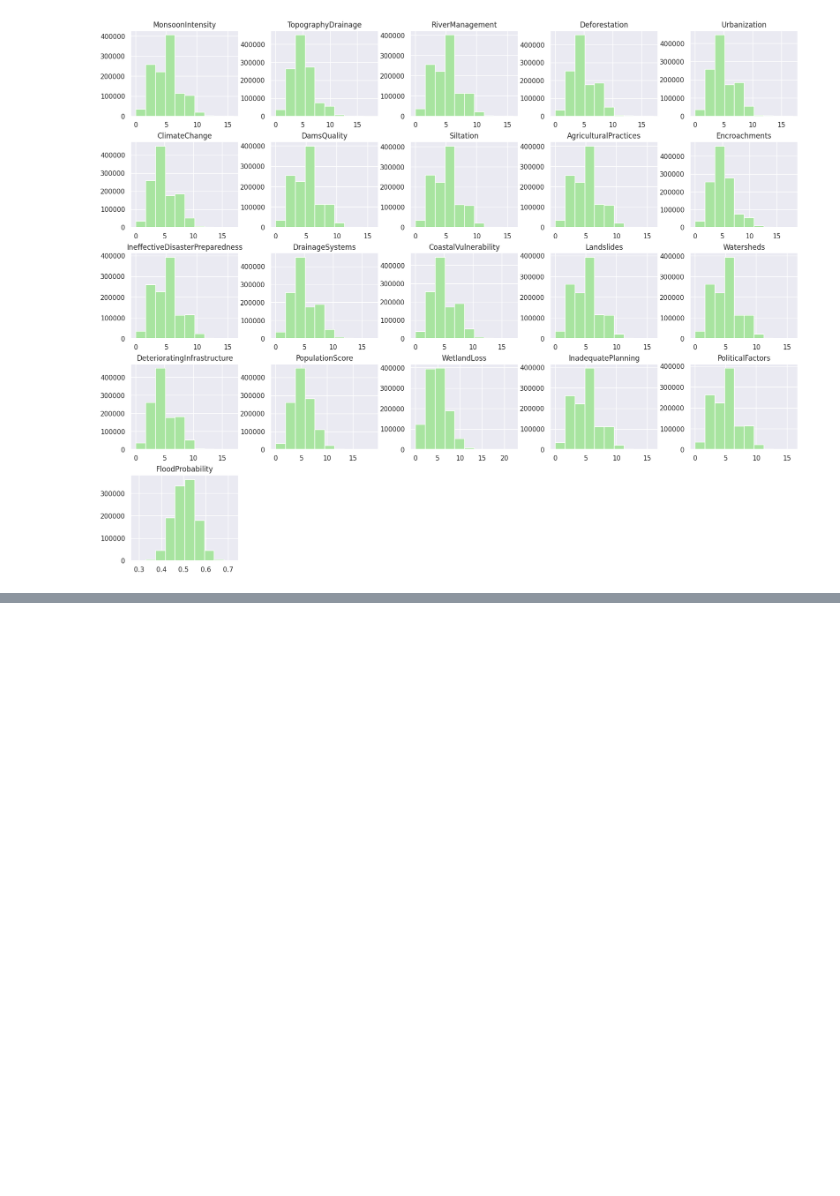
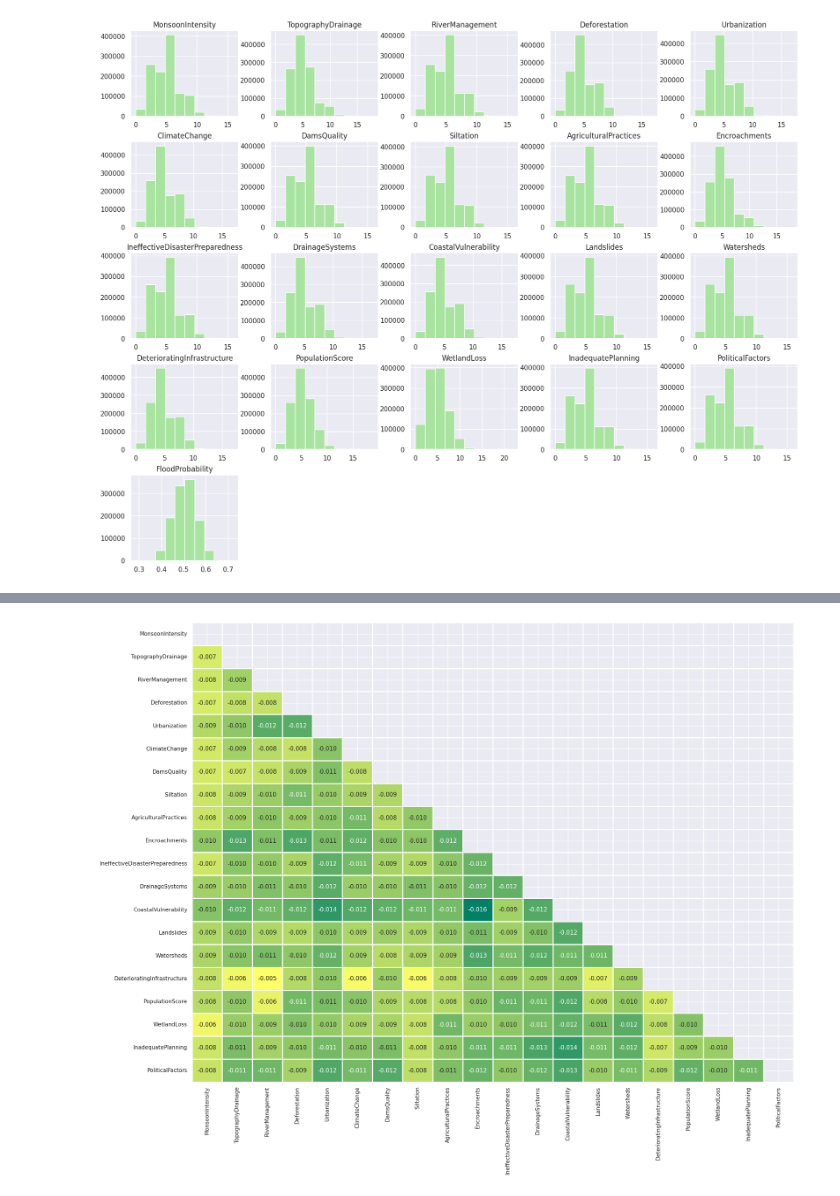
Before and after one commit to Ultraluxe25/Kapturov-s_Kaggle_Notebooks, a Jupyter notebook: 🌊⚠️⛈️😨🚣 Kapturov's solution of PS S4E5.ipynb, the cells around one changed output, grey strips where cells are left out. Cells and saved outputs as stored; diff of their text form; code cells hidden in the pictures; blank space fills up the shorter version.

```diff
--- a/🌊⚠️⛈️😨🚣 Kapturov's solution of PS S4E5.ipynb
+++ b/🌊⚠️⛈️😨🚣 Kapturov's solution of PS S4E5.ipynb
@@ -291,0 +323,10 @@ y = train.FloodProbability
+# %%
+# Training dataset
+numeric_columns_train = X.select_dtypes(include=np.number)
+corr_train = numeric_columns_train.corr(method='pearson')
+mask_train = np.triu(np.ones_like(corr_train))
+sns.heatmap(corr_train, annot=True, fmt='.3f', mask=mask_train, cmap='summer', cbar=None, linewidth=2)
+plt.tight_layout()
+plt.show()
+# %% [output]
+[figure, added]
```
Also changed, not shown: parts of 18 cells of this notebook.
